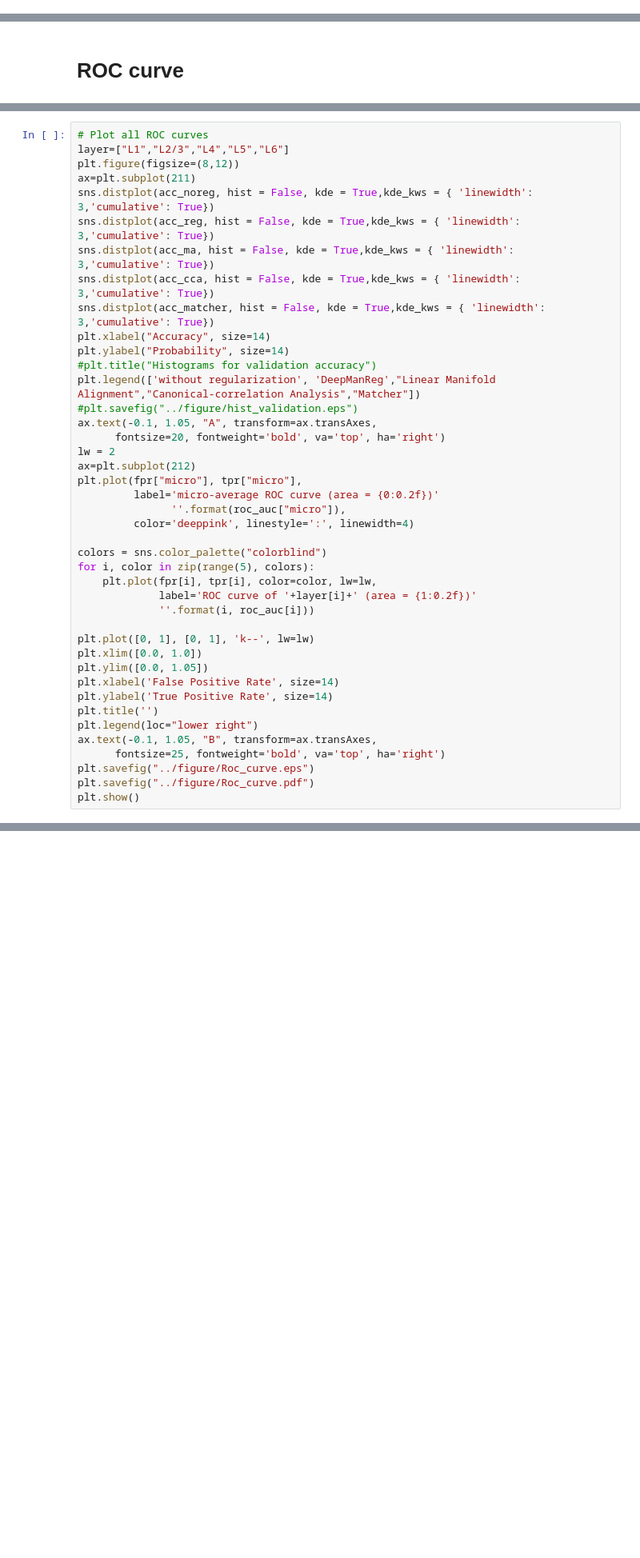
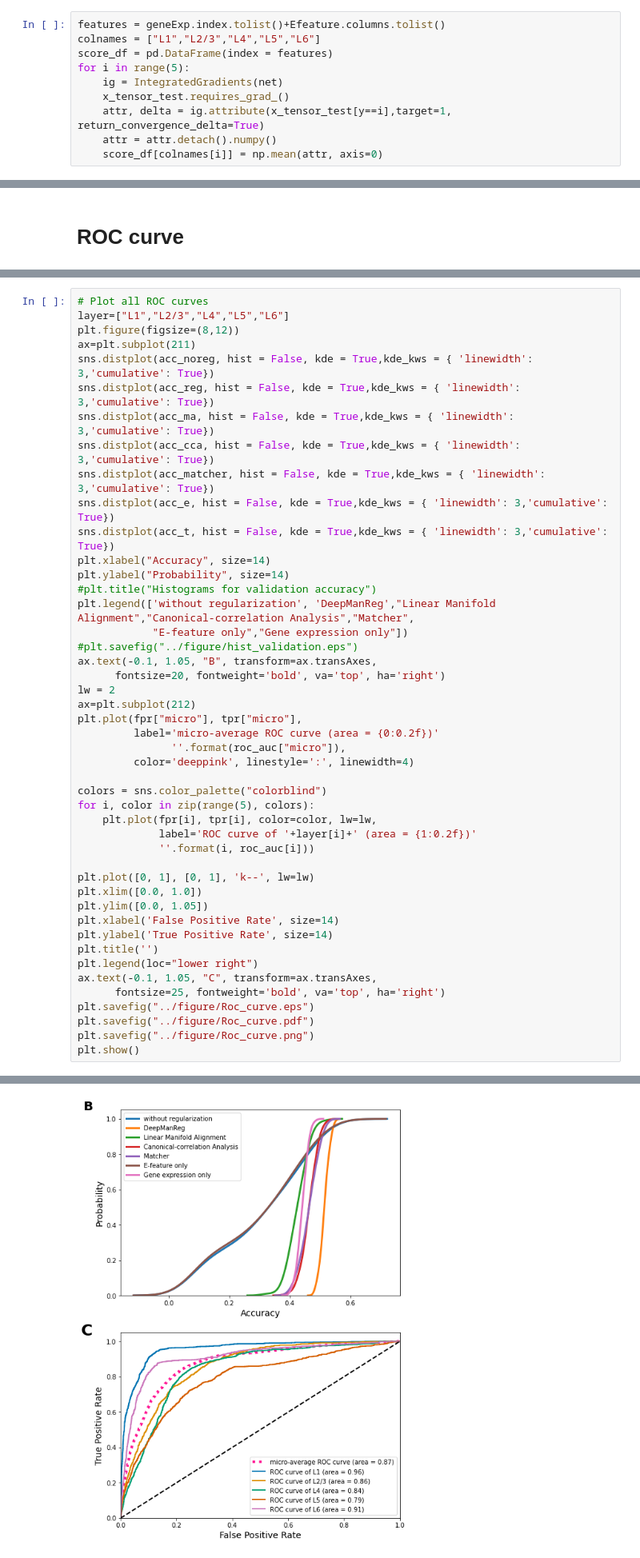
Before and after one commit to daifengwanglab/deepManReg, a Jupyter notebook: visual_sample/code/phase2.ipynb, the cells around one changed output, grey strips where cells are left out. Shown: that part at 80% size. Saved outputs shown, nothing was run; the diff lists cells and outputs as text; blank space fills up the shorter version.

```diff
--- a/visual_sample/code/phase2.ipynb
+++ b/visual_sample/code/phase2.ipynb
@@ -374,0 +597,10 @@ print("Train Accuracy (regularized):",correct_pred)
+# %%
+features = geneExp.index.tolist()+Efeature.columns.tolist()
+colnames = ["L1","L2/3","L4","L5","L6"]
+score_df = pd.DataFrame(index = features)
+for i in range(5):
+    ig = IntegratedGradients(net)
+    x_tensor_test.requires_grad_()
+    attr, delta = ig.attribute(x_tensor_test[y==i],target=1, return_convergence_delta=True)
+    attr = attr.detach().numpy()
+    score_df[colnames[i]] = np.mean(attr, axis=0)
@@ -399,12 +647,15 @@ sns.distplot(acc_reg, hist = False, kde = True,kde_kws = { 'linewidth': 3,'cumul
 sns.distplot(acc_ma, hist = False, kde = True,kde_kws = { 'linewidth': 3,'cumulative': True})
 sns.distplot(acc_cca, hist = False, kde = True,kde_kws = { 'linewidth': 3,'cumulative': True})
 sns.distplot(acc_matcher, hist = False, kde = True,kde_kws = { 'linewidth': 3,'cumulative': True})
+sns.distplot(acc_e, hist = False, kde = True,kde_kws = { 'linewidth': 3,'cumulative': True})
+sns.distplot(acc_t, hist = False, kde = True,kde_kws = { 'linewidth': 3,'cumulative': True})
 plt.xlabel("Accuracy", size=14)
 plt.ylabel("Probability", size=14)
 #plt.title("Histograms for validation accuracy")
-plt.legend(['without regularization', 'DeepManReg',"Linear Manifold Alignment","Canonical-correlation Analysis","Matcher"])
+plt.legend(['without regularization', 'DeepManReg',"Linear Manifold Alignment","Canonical-correlation Analysis","Matcher",
+            "E-feature only","Gene expression only"])
 #plt.savefig("../figure/hist_validation.eps")
-ax.text(-0.1, 1.05, "A", transform=ax.transAxes,
+ax.text(-0.1, 1.05, "B", transform=ax.transAxes,
       fontsize=20, fontweight='bold', va='top', ha='right')
 lw = 2
 ax=plt.subplot(212)
@@ -426,8 +677,10 @@ plt.xlabel('False Positive Rate', size=14)
 plt.ylabel('True Positive Rate', size=14)
 plt.title('')
 plt.legend(loc="lower right")
-ax.text(-0.1, 1.05, "B", transform=ax.transAxes,
+ax.text(-0.1, 1.05, "C", transform=ax.transAxes,
       fontsize=25, fontweight='bold', va='top', ha='right')
 plt.savefig("../figure/Roc_curve.eps")
 plt.savefig("../figure/Roc_curve.pdf")
+plt.savefig("../figure/Roc_curve.png")
 plt.show()
+# %% [output]
@@ -434,3 +691,4 @@ plt.show()
+[figure, added]
 # %% [markdown]
 # Classify t-type
 # %%
```
Also changed, not shown: parts of 25 cells of this notebook, 6 other files.
